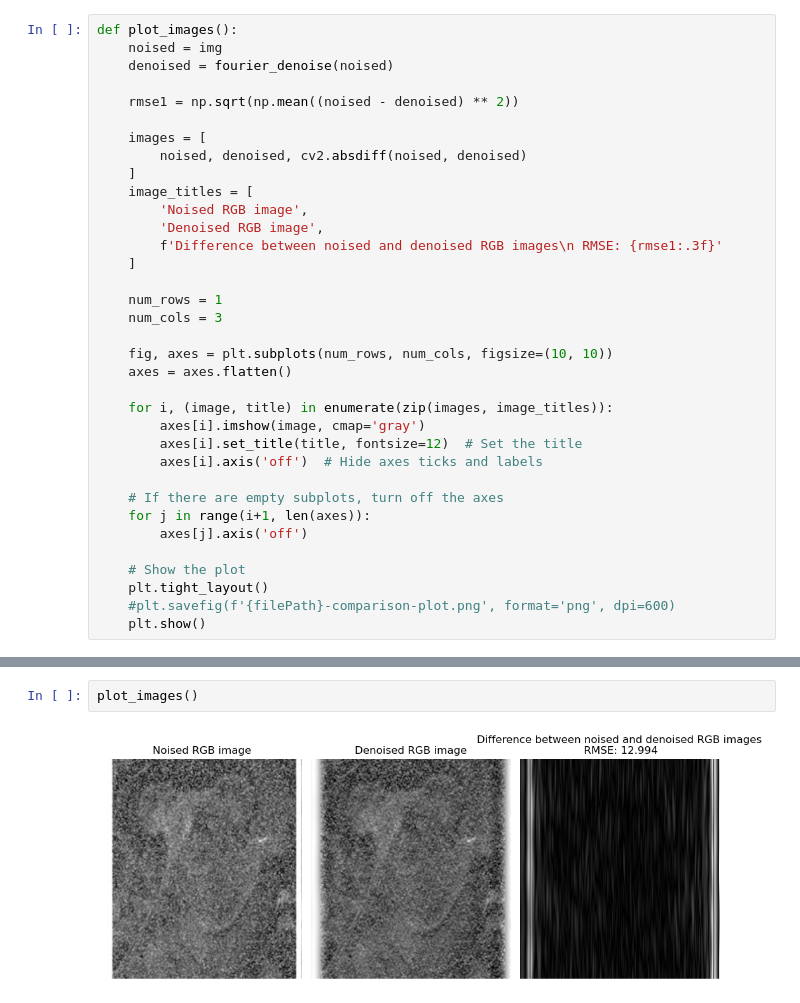
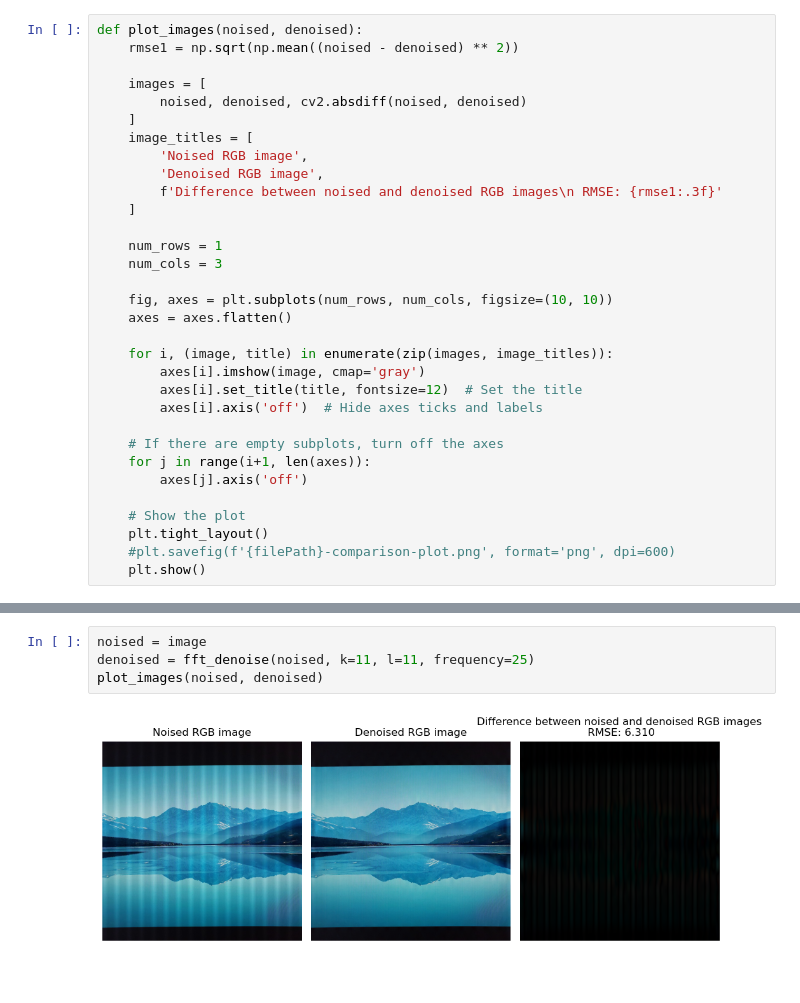
Before and after one commit to daniil-balaban/python-denoise, a Jupyter notebook: demo_notebooks/vert_demo.ipynb, the cells around one changed output, grey strips where cells are left out. Cells and saved outputs as stored; diff of their text form; blank space fills up the shorter version.

```diff
--- a/demo_notebooks/vert_demo.ipynb
+++ b/demo_notebooks/vert_demo.ipynb
@@ -26,8 +66,5 @@ def fourier_denoise(image):
 # %%
-def plot_images():
-    noised = img
-    denoised = fourier_denoise(noised)
-
+def plot_images(noised, denoised):
     rmse1 = np.sqrt(np.mean((noised - denoised) ** 2))
 
     images = [
@@ -90,4 +127,6 @@ plot_performance()
-# %%
-plot_images()
-# %% [output]
-[figure, removed]
+# %%
+noised = image
+denoised = fft_denoise(noised, k=11, l=11, frequency=25)
+plot_images(noised, denoised)
+# %% [output]
+[figure, added]
```
Also changed, not shown: parts of 8 cells of this notebook, 8 other files.
